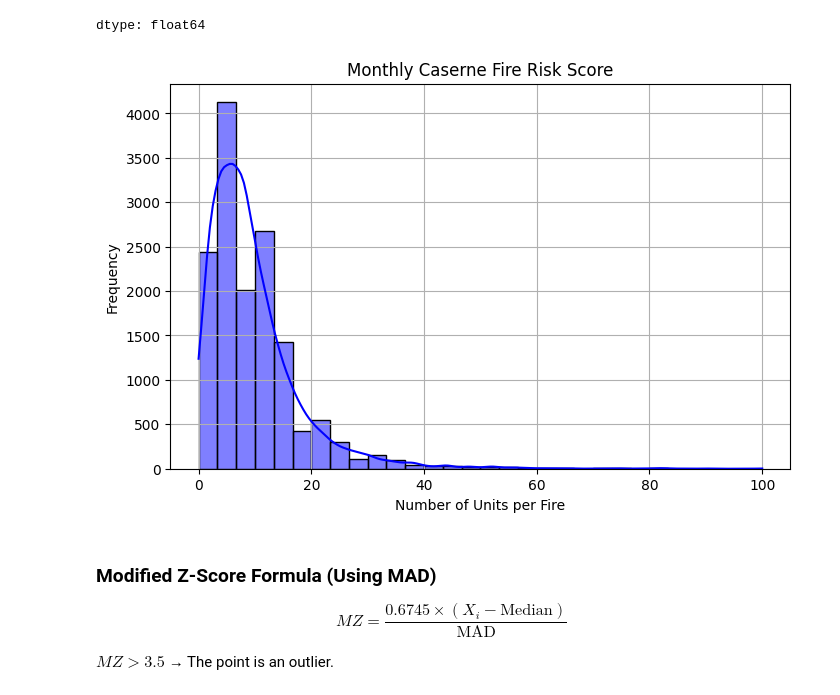
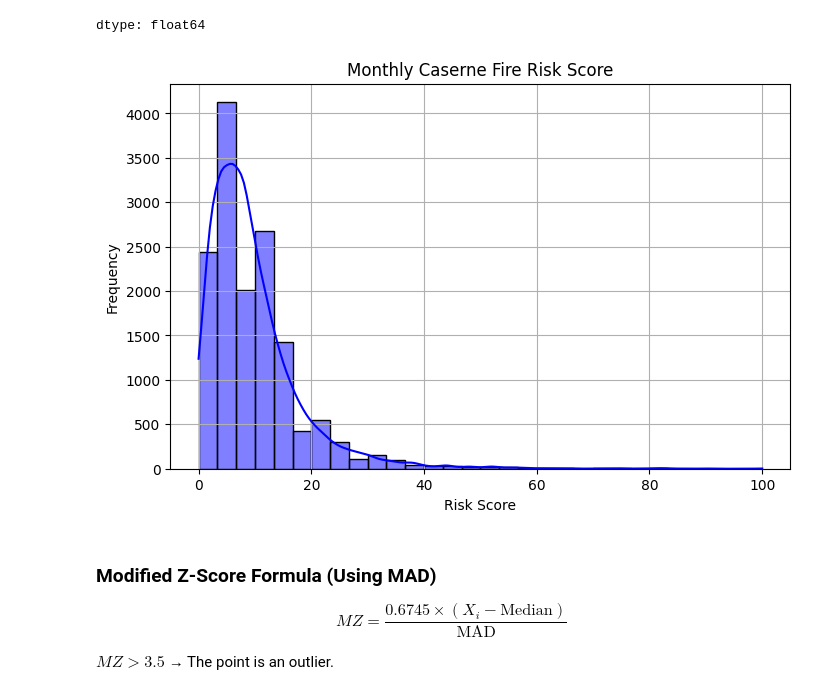
Before and after one commit to coddecses/ycbs299, a Jupyter notebook: notebooks/caserne_risk.ipynb, the cells around one changed output. Saved outputs shown, nothing was run; the diff lists cells and outputs as text; code cells hidden in the pictures.

Commit message:
Update caserne_risk notebook

```diff
--- a/notebooks/caserne_risk.ipynb
+++ b/notebooks/caserne_risk.ipynb
@@ -208,14 +208,14 @@ dtype: float64
 # %%
 # --- ️Monthly Caserne Fire Risk  ---
 plt.figure(figsize=(8, 5))
 sns.histplot(df_caserne_risk["RISK_SCORE"], kde=True, bins=30, color="blue")
-plt.xlabel("Number of Units per Fire")
+plt.xlabel("Risk Score")
 plt.ylabel("Frequency")
 plt.title("Monthly Caserne Fire Risk Score")
 plt.grid()
 plt.show()
 # %% [output]
-[figure, old version]
+[figure, new version]
 # %% [markdown]
 ### Modified Z-Score Formula (Using MAD)
 
```
